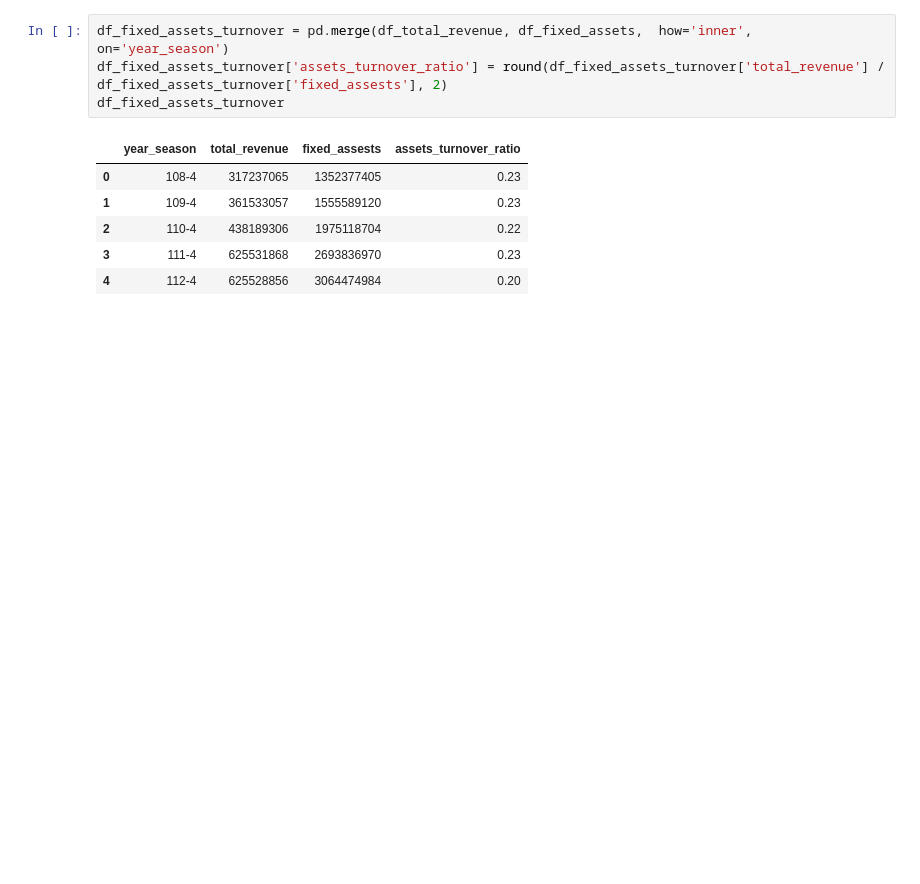
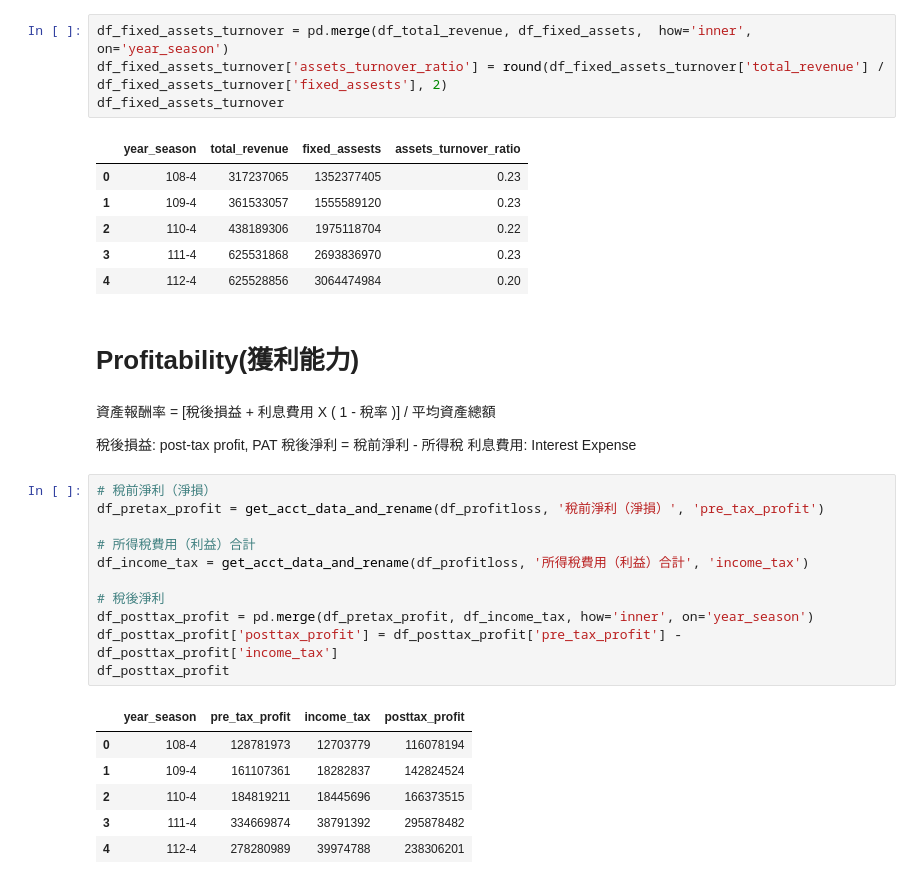
Before and after one commit to chiseanchang0727/financial-report-crawler, a Jupyter notebook: fc_report_analysis.ipynb, the cells around one changed output. Drawn from its saved outputs; the diff is of its cells as text; blank space fills up the shorter version.

```diff
--- a/fc_report_analysis.ipynb
+++ b/fc_report_analysis.ipynb
@@ -482,3 +483,29 @@ df_fixed_assets_turnover
 | 2 | 110-4 | 438189306 | 1975118704 | 0.22 |
 | 3 | 111-4 | 625531868 | 2693836970 | 0.23 |
 | 4 | 112-4 | 625528856 | 3064474984 | 0.20 |
+# %% [markdown]
+# Profitability(獲利能力)
+# %% [markdown]
+資產報酬率 = [稅後損益 + 利息費用 X ( 1 - 稅率 )] / 平均資產總額
+
+稅後損益: post-tax profit, PAT
+稅後淨利 = 稅前淨利 - 所得稅
+利息費用: Interest Expense
+# %%
+# 稅前淨利（淨損）
+df_pretax_profit = get_acct_data_and_rename(df_profitloss, '稅前淨利（淨損）', 'pre_tax_profit')
+
+# 所得稅費用（利益）合計
+df_income_tax = get_acct_data_and_rename(df_profitloss, '所得稅費用（利益）合計', 'income_tax')
+
+# 稅後淨利
+df_posttax_profit = pd.merge(df_pretax_profit, df_income_tax, how='inner', on='year_season')
+df_posttax_profit['posttax_profit'] = df_posttax_profit['pre_tax_profit'] - df_posttax_profit['income_tax']
+df_posttax_profit
+# %% [output]
+|  | year_season | pre_tax_profit | income_tax | posttax_profit |
+| 0 | 108-4 | 128781973 | 12703779 | 116078194 |
+| 1 | 109-4 | 161107361 | 18282837 | 142824524 |
+| 2 | 110-4 | 184819211 | 18445696 | 166373515 |
+| 3 | 111-4 | 334669874 | 38791392 | 295878482 |
+| 4 | 112-4 | 278280989 | 39974788 | 238306201 |
```
Also changed, not shown: parts of 3 cells of this notebook.
